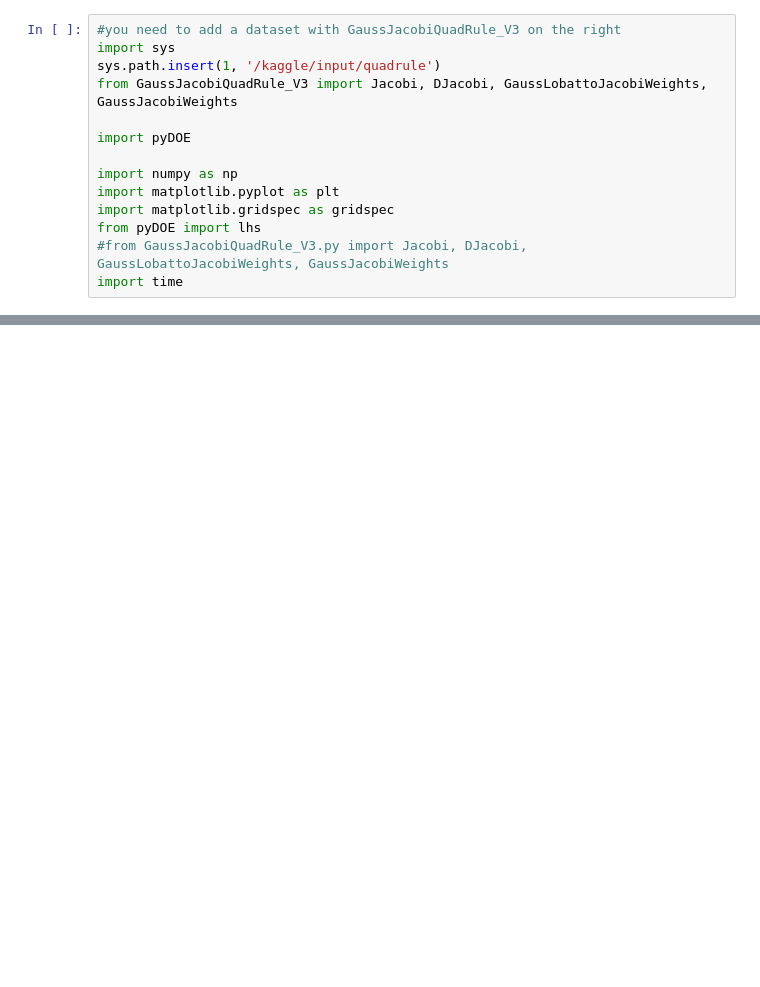
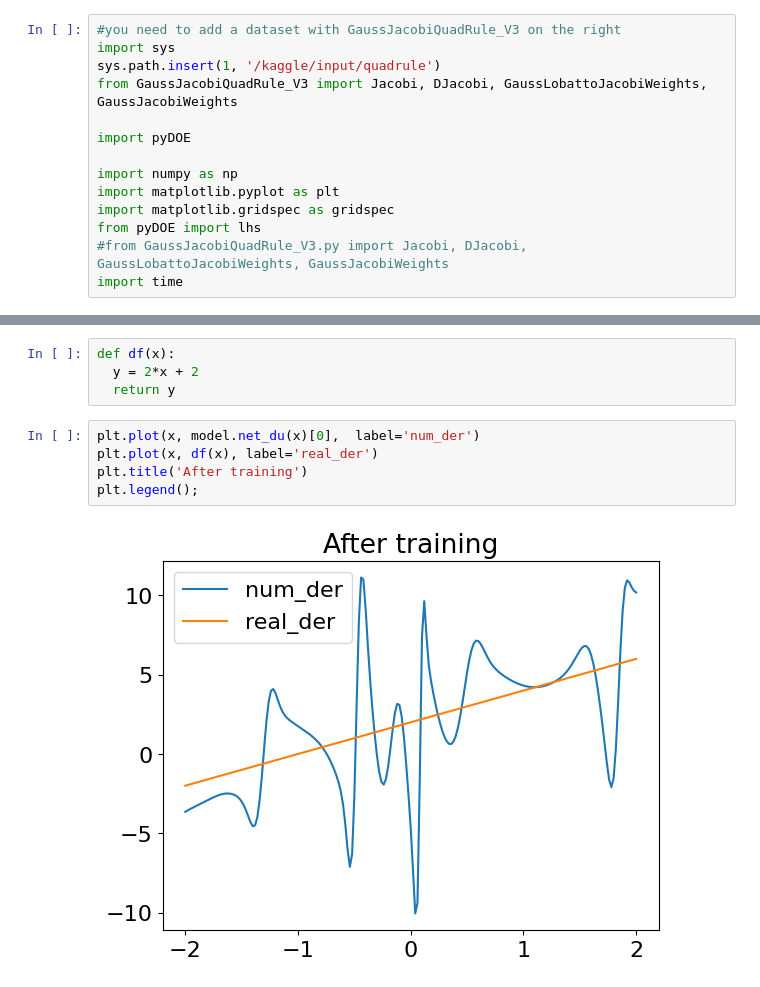
Before and after one commit to biondo999/napde_project, a Jupyter notebook: notebooks/tensorflow-basic.ipynb, the cells around one changed output, grey strips where cells are left out. Drawn from its saved outputs; the diff is of its cells as text; blank space fills up the shorter version.

```diff
--- a/notebooks/tensorflow-basic.ipynb
+++ b/notebooks/tensorflow-basic.ipynb
@@ -130,0 +151,11 @@ plt.legend();
+# %%
+def df(x):
+  y = 2*x + 2
+  return y
+# %%
+plt.plot(x, model.net_du(x)[0],  label='num_der')
+plt.plot(x, df(x), label='real_der')
+plt.title('After training')
+plt.legend();
+# %% [output]
+[figure, added]
```
Also changed, not shown: parts of 7 cells of this notebook.
